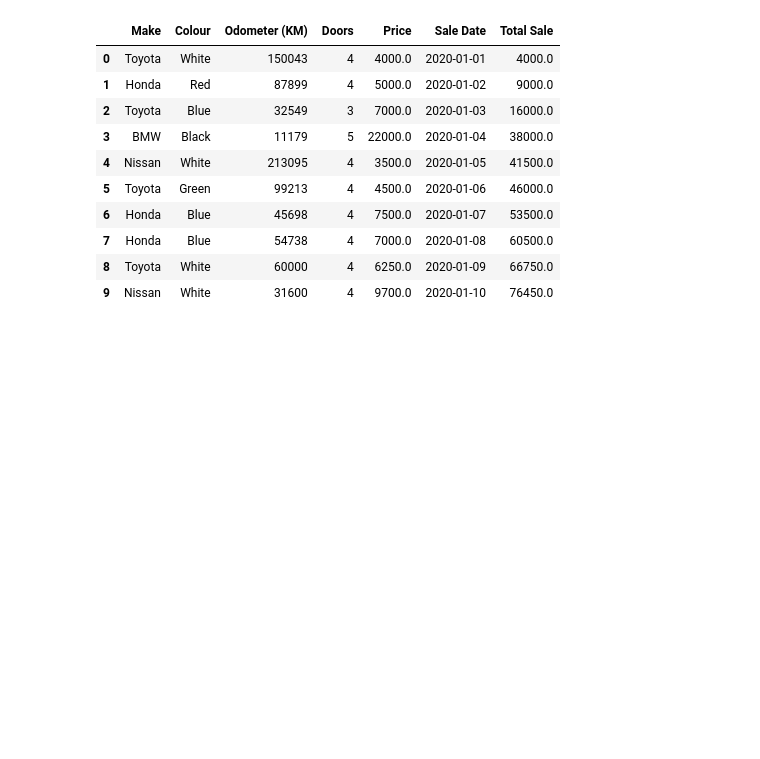
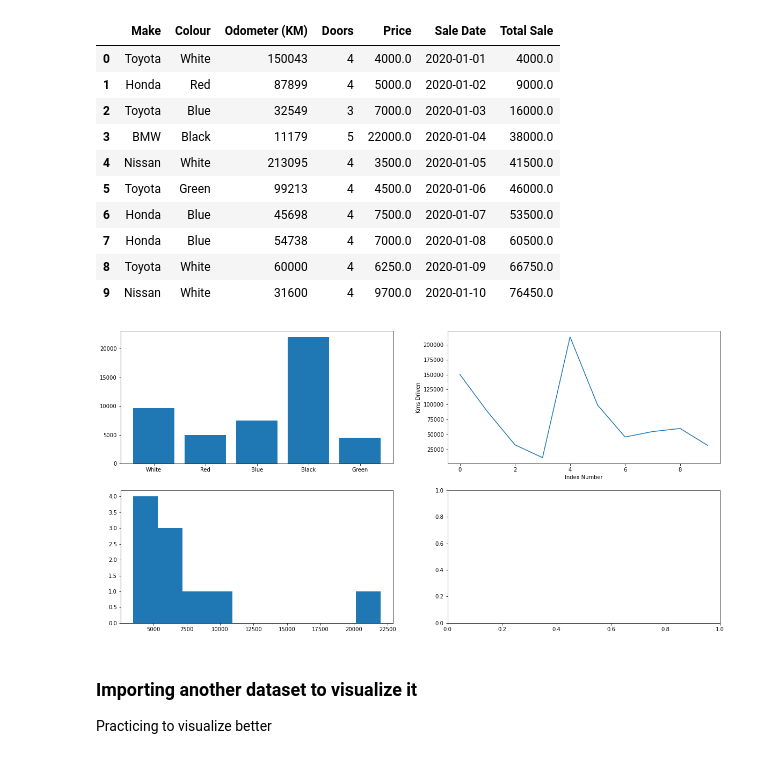
Before and after one commit to eternalAbyss/machine-learning, a Jupyter notebook: fundamentals/introduction-to-matplotlib.ipynb, the cells around one changed output. Cells and saved outputs as stored; diff of their text form; code cells hidden in the pictures; blank space fills up the shorter version.

```diff
--- a/fundamentals/introduction-to-matplotlib.ipynb
+++ b/fundamentals/introduction-to-matplotlib.ipynb
@@ -303,3 +289,17 @@ car_sales
 | 7 | Honda | Blue | 54738 | 4 | 7000.0 | 2020-01-08 | 60500.0 |
 | 8 | Toyota | White | 60000 | 4 | 6250.0 | 2020-01-09 | 66750.0 |
 | 9 | Nissan | White | 31600 | 4 | 9700.0 | 2020-01-10 | 76450.0 |
+# %%
+fig, ((ax1,ax2),(ax3,ax4)) = plt.subplots(nrows=2,
+                                          ncols=2,
+                                          figsize=(20,10))
+ax1.bar(x=car_sales['Colour'],height=car_sales['Price'])
+ax2.plot(car_sales['Odometer (KM)'])
+ax2.set(xlabel="Index Number",ylabel="Kms Driven")
+ax3.hist(car_sales['Price'])
+plt.show()
+# %% [output]
+[figure, added]
+# %% [markdown]
+### Importing another dataset to visualize it
+Practicing to visualize better
```
Also changed, not shown: parts of 25 cells of this notebook, 5 other files.
